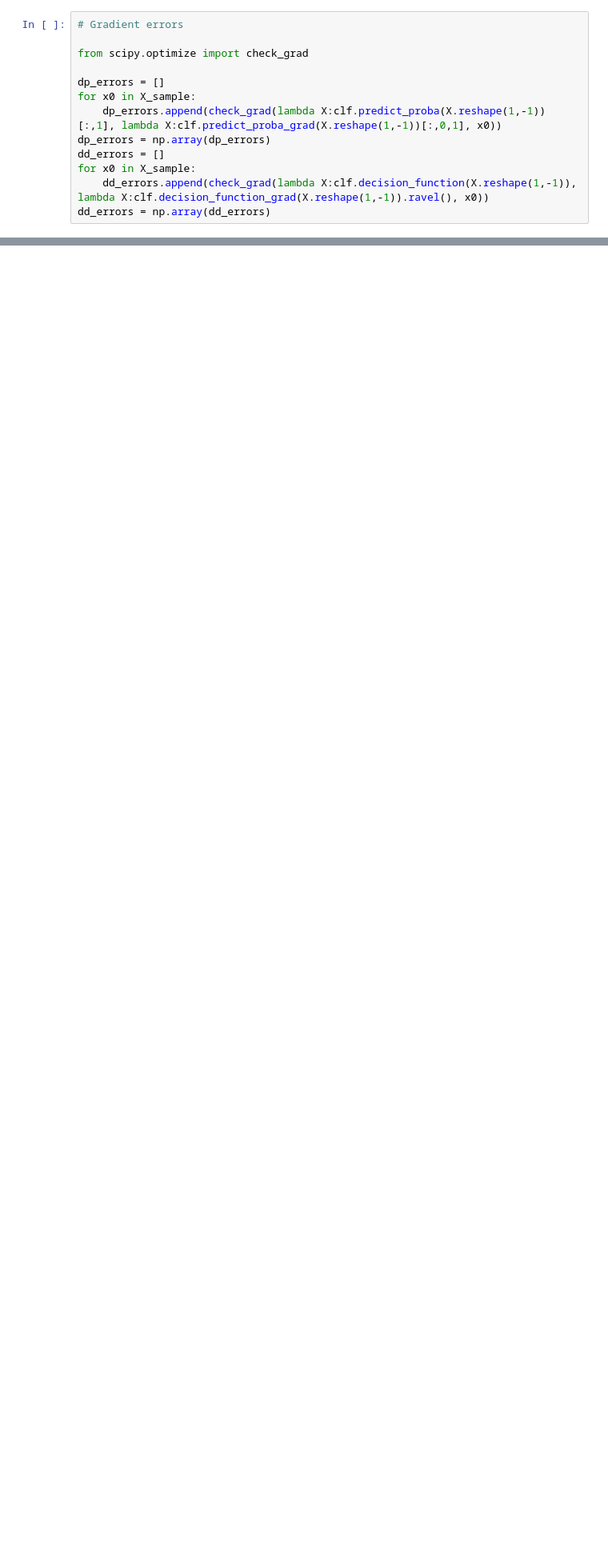
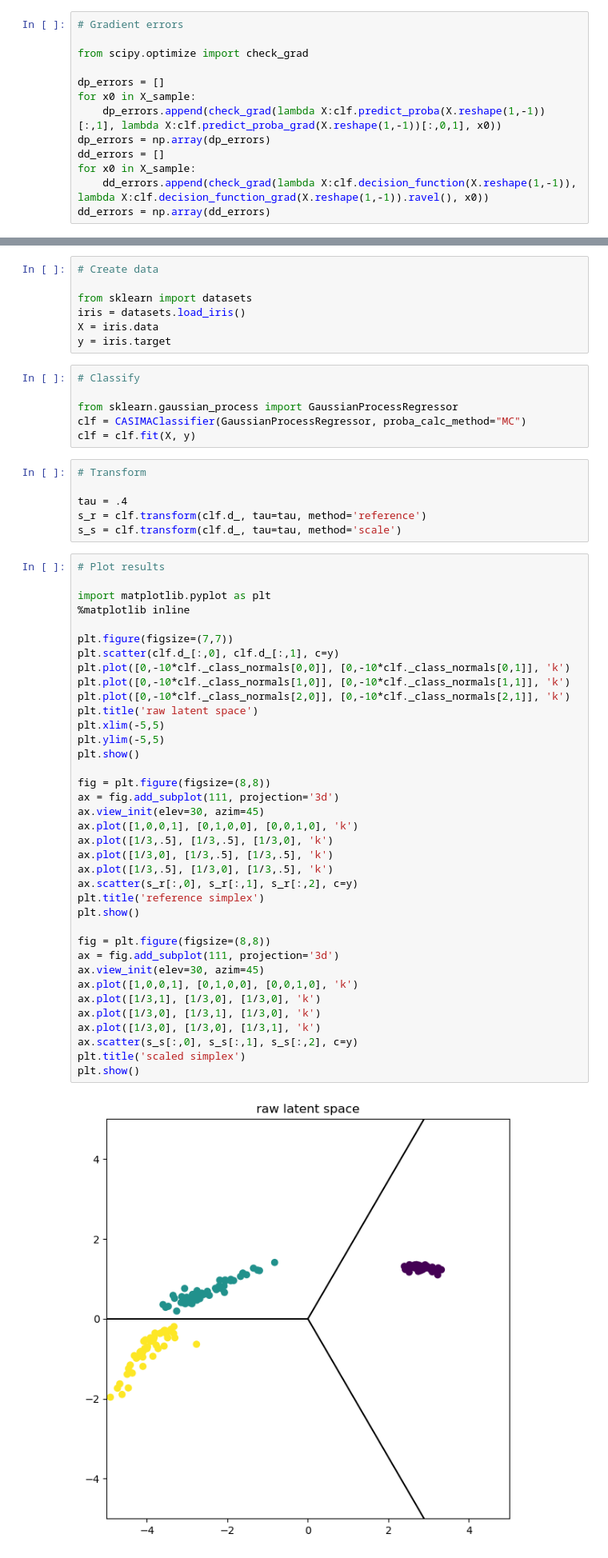
Before and after one commit to RaoulHeese/casimac, a Jupyter notebook: examples/demo.ipynb, the cells around one changed output, grey strips where cells are left out. Shown at 80% size. Cells and saved outputs as stored; diff of their text form; blank space fills up the shorter version.

```diff
--- a/examples/demo.ipynb
+++ b/examples/demo.ipynb
@@ -227,0 +230,58 @@ plt.show()
+# %%
+# Create data
+
+from sklearn import datasets
+iris = datasets.load_iris()
+X = iris.data
+y = iris.target
+# %%
+# Classify
+
+from sklearn.gaussian_process import GaussianProcessRegressor
+clf = CASIMAClassifier(GaussianProcessRegressor, proba_calc_method="MC")
+clf = clf.fit(X, y)
+# %%
+# Transform
+
+tau = .4
+s_r = clf.transform(clf.d_, tau=tau, method='reference')
+s_s = clf.transform(clf.d_, tau=tau, method='scale')
+# %%
+# Plot results
+
+import matplotlib.pyplot as plt
+%matplotlib inline
+
+plt.figure(figsize=(7,7))
+plt.scatter(clf.d_[:,0], clf.d_[:,1], c=y)
+plt.plot([0,-10*clf._class_normals[0,0]], [0,-10*clf._class_normals[0,1]], 'k')
+plt.plot([0,-10*clf._class_normals[1,0]], [0,-10*clf._class_normals[1,1]], 'k')
+plt.plot([0,-10*clf._class_normals[2,0]], [0,-10*clf._class_normals[2,1]], 'k')
+plt.title('raw latent space')
+plt.xlim(-5,5)
+plt.ylim(-5,5)
+plt.show()
+
+fig = plt.figure(figsize=(8,8))
+ax = fig.add_subplot(111, projection='3d')
+ax.view_init(elev=30, azim=45)
+ax.plot([1,0,0,1], [0,1,0,0], [0,0,1,0], 'k')
+ax.plot([1/3,.5], [1/3,.5], [1/3,0], 'k')
+ax.plot([1/3,0], [1/3,.5], [1/3,.5], 'k')
+ax.plot([1/3,.5], [1/3,0], [1/3,.5], 'k')
+ax.scatter(s_r[:,0], s_r[:,1], s_r[:,2], c=y)
+plt.title('reference simplex')
+plt.show()
+
+fig = plt.figure(figsize=(8,8))
+ax = fig.add_subplot(111, projection='3d')
+ax.view_init(elev=30, azim=45)
+ax.plot([1,0,0,1], [0,1,0,0], [0,0,1,0], 'k')
+ax.plot([1/3,1], [1/3,0], [1/3,0], 'k')
+ax.plot([1/3,0], [1/3,1], [1/3,0], 'k')
+ax.plot([1/3,0], [1/3,0], [1/3,1], 'k')
+ax.scatter(s_s[:,0], s_s[:,1], s_s[:,2], c=y)
+plt.title('scaled simplex')
+plt.show()
+# %% [output]
+[figure, added]
```
Also changed, not shown: parts of 8 cells of this notebook.
